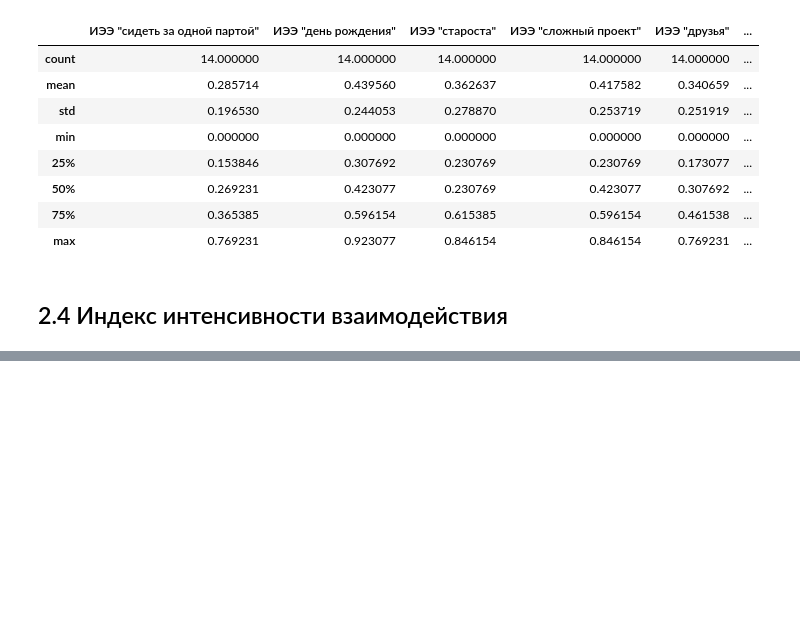
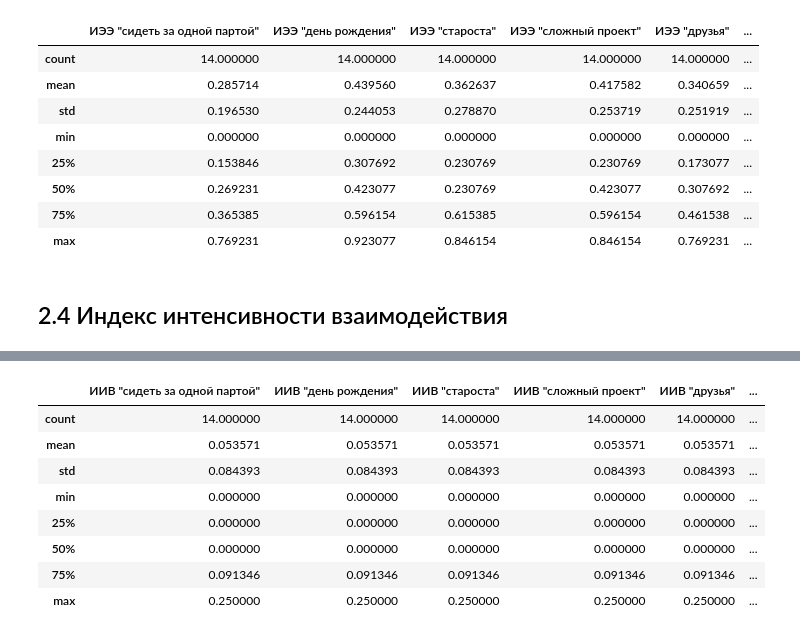
Before and after one commit to aptmess/pm.socio, a Jupyter notebook: code/socio.ipynb, the cells around one changed output, grey strips where cells are left out. Saved outputs shown, nothing was run; the diff lists cells and outputs as text; code cells hidden in the pictures; blank space fills up the shorter version.

```diff
--- a/code/socio.ipynb
+++ b/code/socio.ipynb
@@ -377,0 +417,12 @@ ic_df.describe()
+# %%
+iii_df.describe()
+# %% [output]
+|  | ИИВ "сидеть за одной партой" | ИИВ "день рождения" | ИИВ "староста" | ИИВ "сложный проект" | ИИВ "друзья" | ... |
+| count | 14.000000 | 14.000000 | 14.000000 | 14.000000 | 14.000000 | ... |
+| mean | 0.053571 | 0.053571 | 0.053571 | 0.053571 | 0.053571 | ... |
+| std | 0.084393 | 0.084393 | 0.084393 | 0.084393 | 0.084393 | ... |
+| min | 0.000000 | 0.000000 | 0.000000 | 0.000000 | 0.000000 | ... |
+| 25% | 0.000000 | 0.000000 | 0.000000 | 0.000000 | 0.000000 | ... |
+| 50% | 0.000000 | 0.000000 | 0.000000 | 0.000000 | 0.000000 | ... |
+| 75% | 0.091346 | 0.091346 | 0.091346 | 0.091346 | 0.091346 | ... |
+| max | 0.250000 | 0.250000 | 0.250000 | 0.250000 | 0.250000 | ... |
```
Also changed, not shown: parts of 2 cells of this notebook.
